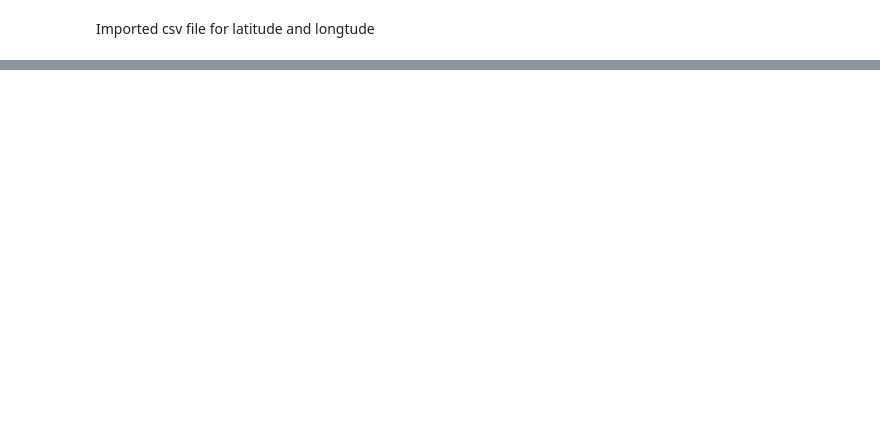
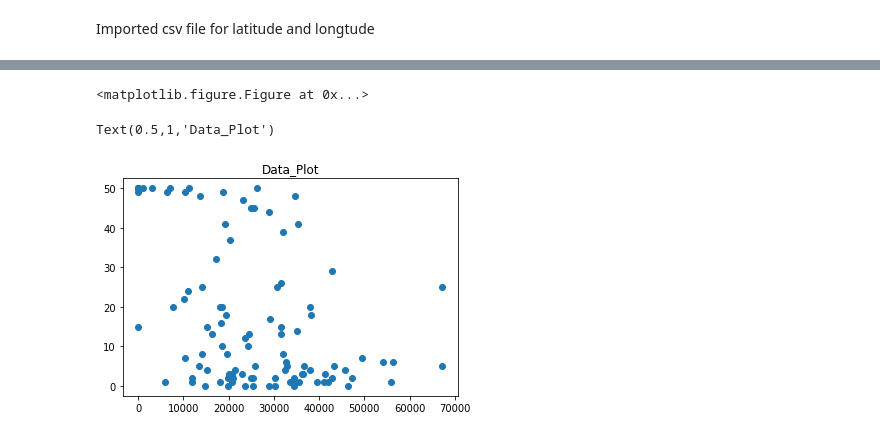
Before and after one commit to aviro092/Capstone, a Jupyter notebook: DS_Clustering.ipynb, the cells around one changed output, grey strips where cells are left out. Drawn from its saved outputs; the diff is of its cells as text; code cells hidden in the pictures; blank space fills up the shorter version.

```diff
--- a/DS_Clustering.ipynb
+++ b/DS_Clustering.ipynb
@@ -165,0 +245,9 @@ df_final
+# %%
+for index, row in df_final.iterrows():
+    latitude = row["Latitude"]
+    longitude = row["Longitude"]
+    url = 'https://api.foursquare.com/v2/venues/search?client_id={}&client_secret={}&ll={},{}&v={}&query={}&radius={}&limit={}&categoryId={}'.format(CLIENT_ID, CLIENT_SECRET, latitude, longitude, VERSION, search_query, radius, LIMIT,categoryId)
+    results = requests.get(url).json()
+    result_str = str(results)
+    X = result_str.count("Address")
+    df_gym_count = df_gym_count.append({'Postcodes': row["Postcodes"], 'Gym_count': X}, ignore_index=True)
@@ -165,0 +274,2 @@ df_final
+# %%
+df_final = pd.merge(df_final, df_gym_count, on='Postcodes')
@@ -165,0 +296,8 @@ df_final
+# %%
+
+body = client_5b335a8674f940eda2a51e5945b2b0ba.get_object(Bucket='ds-donotdelete-pr-dlh8zp9ux5casv',Key='Canada_pop.csv')['Body']
+# add missing __iter__ method, so pandas accepts body as file-like object
+if not hasattr(body, "__iter__"): body.__iter__ = types.MethodType( __iter__, body )
+
+df_data_3 = pd.read_csv(body)
+df_data_3.columns = ['Postcodes','Population']
@@ -165,0 +313,2 @@ df_final
+# %%
+df_toronto = df_final.set_index('Postcodes').join(df_data_3.set_index('Postcodes'))
@@ -165,0 +336,14 @@ df_final
+# %%
+# Set the size of the plot
+plt.figure(figsize=(14,7))
+
+# Create a colormap
+colormap = np.array(['red', 'lime', 'black'])
+# %% [output]
+<matplotlib.figure.Figure at 0x...>
+# %%
+plt.scatter(df_toronto.Population, df_toronto.Gym_count)
+plt.title('Data_Plot')
+# %% [output]
+Text(0.5,1,'Data_Plot')
+[figure, added]
```
Also changed, not shown: parts of 27 cells of this notebook.
